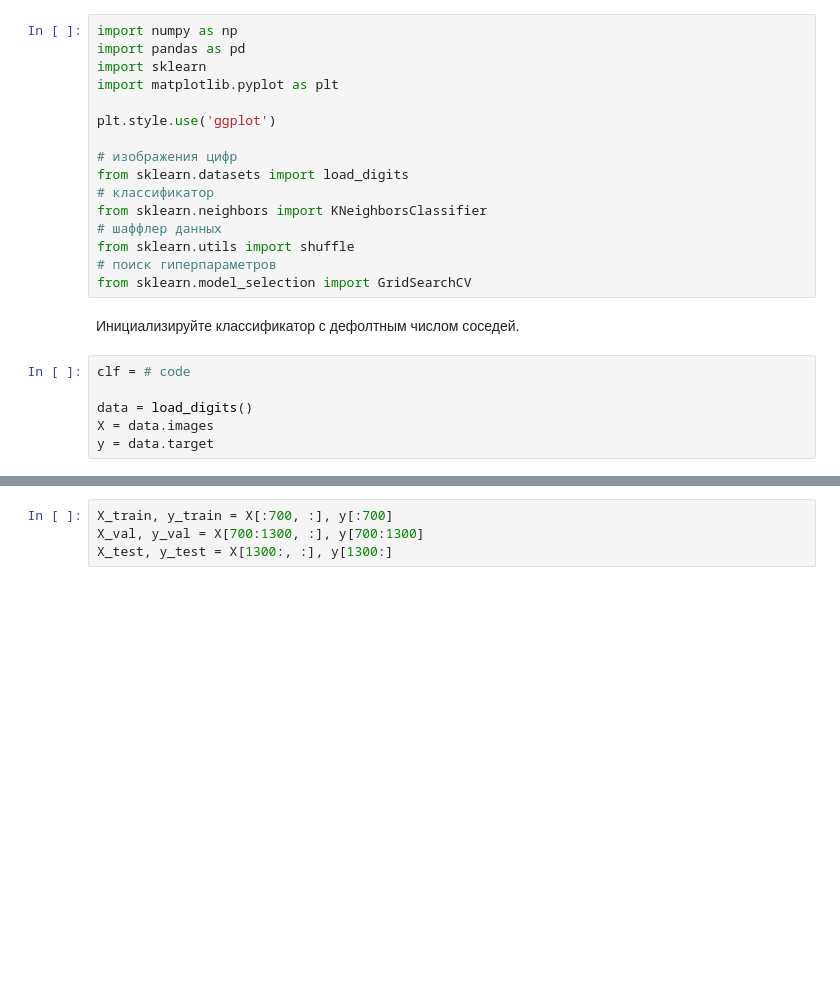
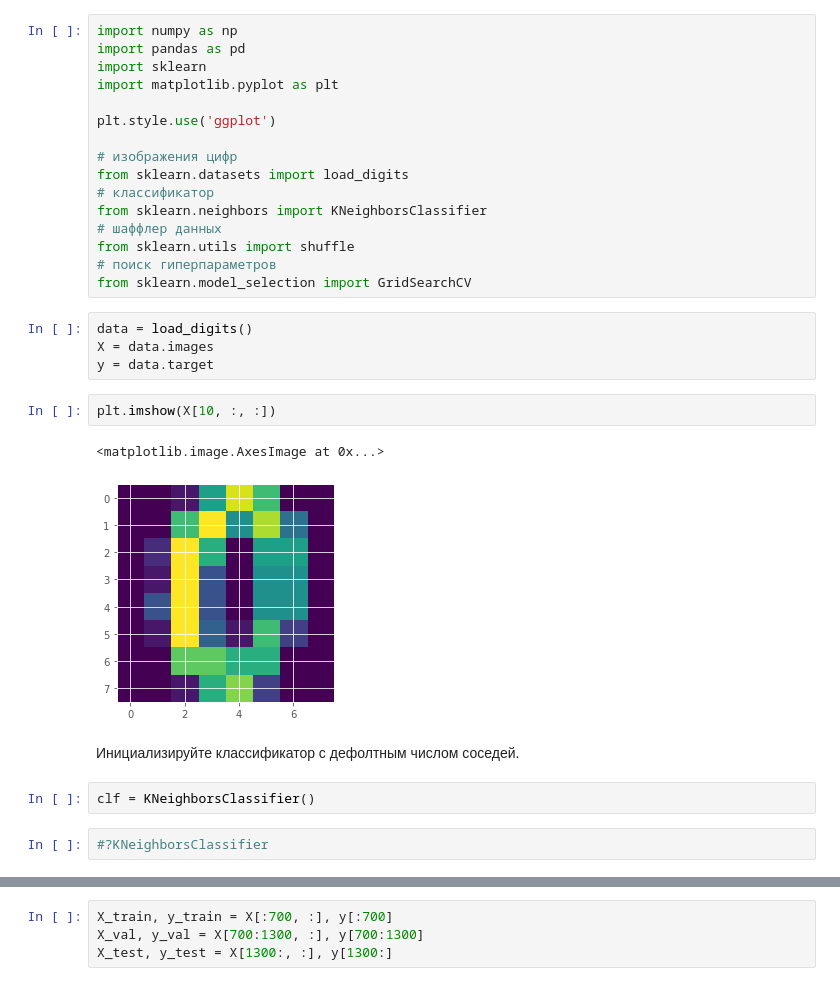
Before and after one commit to AsyaKarpova/ml_nes_2021, a Jupyter notebook: sem3/sem3_knn.ipynb, the cells around one changed output, grey strips where cells are left out. Cells and saved outputs as stored; diff of their text form; blank space fills up the shorter version.

```diff
--- a/sem3/sem3_knn.ipynb
+++ b/sem3/sem3_knn.ipynb
@@ -90,14 +113,21 @@ from sklearn.neighbors import KNeighborsClassifier
 from sklearn.utils import shuffle
 # поиск гиперпараметров
 from sklearn.model_selection import GridSearchCV
+# %%
+data = load_digits()
+X = data.images
+y = data.target
+# %%
+plt.imshow(X[10, :, :])
+# %% [output]
+<matplotlib.image.AxesImage at 0x...>
+[figure, added]
 # %% [markdown]
 Инициализируйте классификатор с дефолтным числом соседей.
-# %%
-clf = # code
-
-data = load_digits()
-X = data.images
-y = data.target
+# %%
+clf = KNeighborsClassifier()
+# %%
+#?KNeighborsClassifier
 # %%
 # вытягиваем квадратное изображение в вектор, чтобы получить матрицу объекты-признаки
 X = X.reshape(X.shape[0], -1)
```
Also changed, not shown: parts of 14 cells of this notebook.
